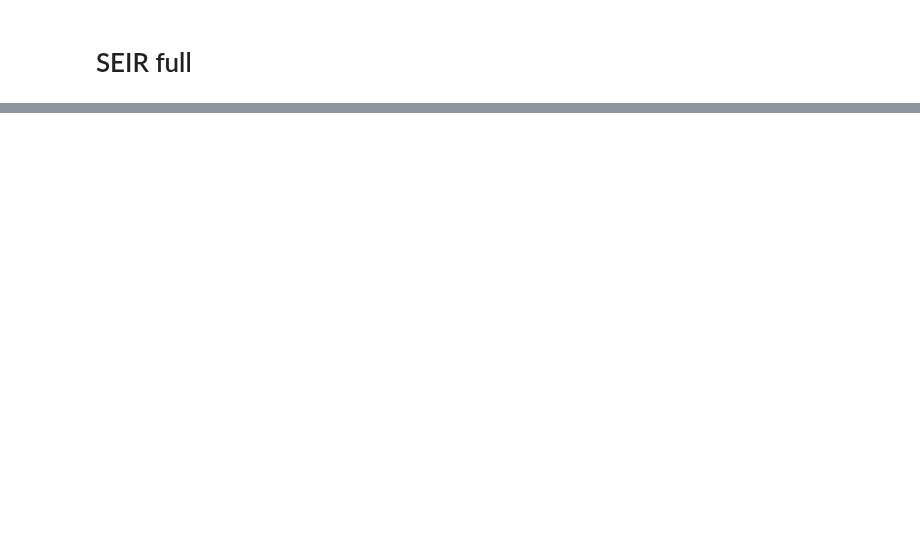
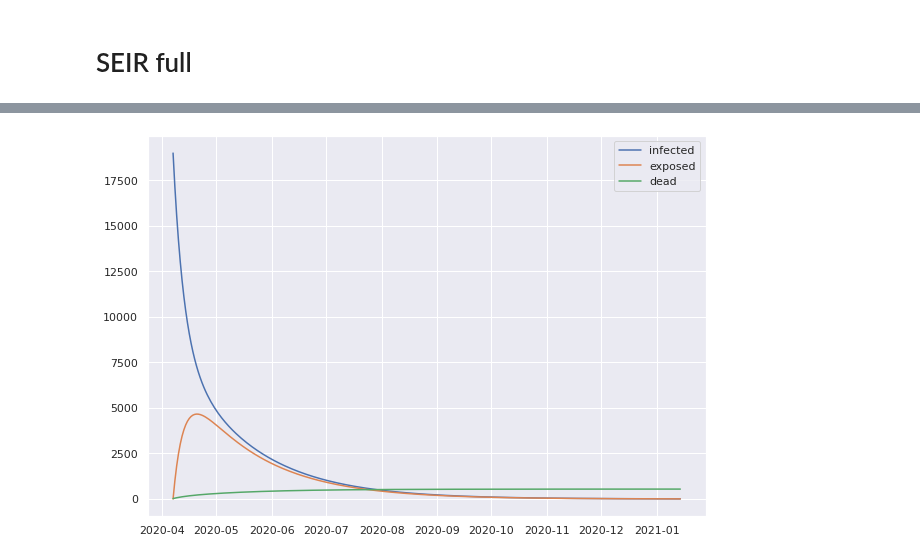
Before and after one commit to btseytlin/covid_peak_sir_modelling, a Jupyter notebook: seir_curve_fit.ipynb, the cells around one changed output, grey strips where cells are left out. Cells and saved outputs as stored; diff of their text form; code cells hidden in the pictures; blank space fills up the shorter version.

```diff
--- a/seir_curve_fit.ipynb
+++ b/seir_curve_fit.ipynb
@@ -292,3 +196,13 @@ R0
+# %%
+plt.figure(figsize=(10, 7))
+plt.plot(subset.date, I, label='infected')
+plt.plot(subset.date, E, label='exposed')
+#plt.plot(subset.date, R, label='recovered')
+plt.plot(subset.date, D, label='dead')
+plt.legend()
+plt.show()
+# %% [output]
+[figure, added]
 # %%
 result
 # %% [output]
```
Also changed, not shown: parts of 36 cells of this notebook, 5 other files.
